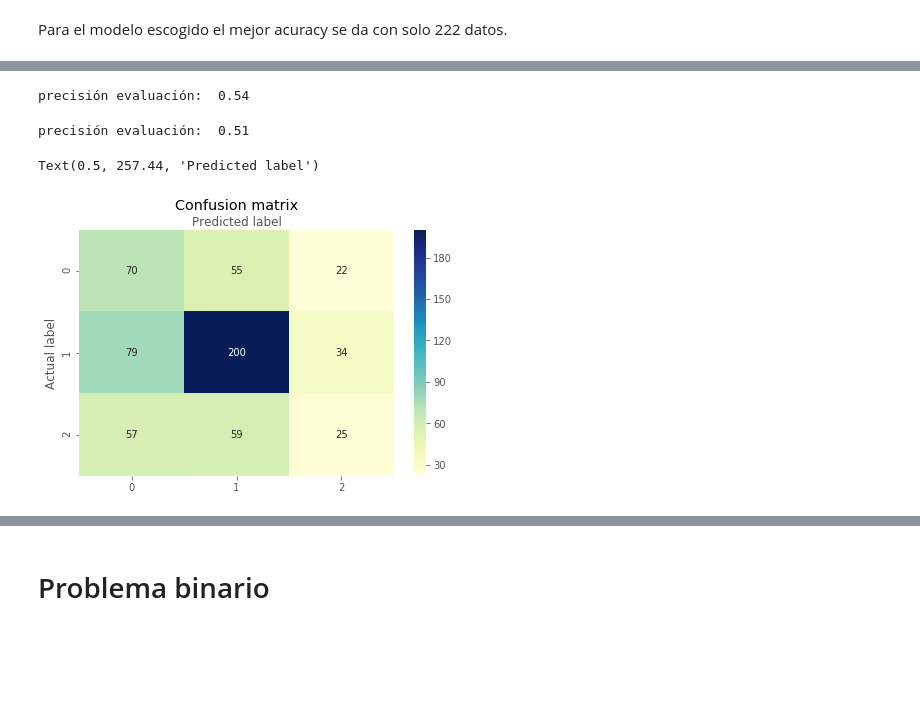
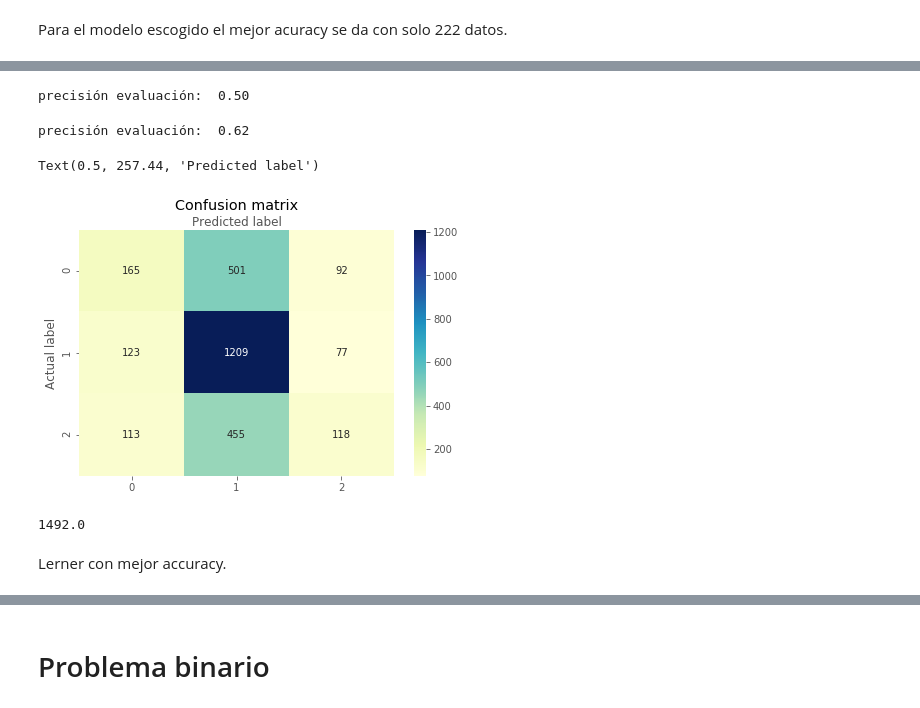
Before and after one commit to mcuscagua/Aprendizaje_Automatico, a Jupyter notebook: Trabajo_1/Liz/DesicionTree_Final.ipynb, the cells around one changed output, grey strips where cells are left out. Drawn from its saved outputs; the diff is of its cells as text; code cells hidden in the pictures; blank space fills up the shorter version.

```diff
--- a/Trabajo_1/Liz/DesicionTree_Final.ipynb
+++ b/Trabajo_1/Liz/DesicionTree_Final.ipynb
@@ -131,8 +129,8 @@ Prof=set_parameters[ind_bst][0]
 n=int(muestra[set_parameters[ind_bst][0]])
 n
 # %%
-accur=np.zeros(int((len(X)*0.6)/step))
-Conf_Mat= np.zeros((int((len(X)*0.6)/step),3,3))
+accur=np.zeros(int((len(X)*0.7)/step))
+Conf_Mat= np.zeros((int((len(X)*0.7)/step),3,3))
 R_rta=pd.DataFrame(accur,Conf_Mat)
 R_rta.all()
 accur
@@ -145,5 +139,7 @@ n=int(muestra[2])
+# %%
+n=int(muestra[set_parameters[ind_bst][0]])
 # %%
-N=range(n,round(len(X)*0.6),step) #round(len(X)) se multiplica por 0.6 que es el maximo de datos que puedo utilizar para
+N=range(n,round(len(X)*0.7),step) #round(len(X)) se multiplica por 0.6 que es el maximo de datos que puedo utilizar para
 #que el modelo aprenda N[198] X.shape[0]
 #N[198]/X.shape[0]*0.4/0.6+N[198]/X.shape[0]
 N
@@ -152,10 +148,10 @@ range(212, 2445, 10)
 # %%
 best_dtc = DecisionTreeClassifier(max_depth = set_parameters[ind_bst][0],min_samples_leaf= set_parameters[ind_bst][1], random_state=19)
 for i in range(len(N)):
-    Xb_tr, Xb_o, Yb_tr, Yb_o = train_test_split(X, Y,test_size=((N[i]/X.shape[0])*0.4/0.6),train_size=N[i]/X.shape[0],random_state=19)
-    Xb_va, Xb_ts, Yb_va, Yb_ts = train_test_split(Xb_o, Yb_o, test_size=0.5, train_size = 0.5, random_state=19)
+    Xb_tr, Xb_o, Yb_tr, Yb_o = train_test_split(X1_tr, Y1_tr,test_size=0.01,train_size=N[i]/X.shape[0],random_state=19)
+
     best_dtc.fit(Xb_tr, Yb_tr)
-    y_pred = dtc.predict(Xb_ts)
-    accur[i] = accuracy_score(Yb_ts,y_pred)
-    Conf_Mat[i,:,:] = confusion_matrix(Yb_ts,y_pred)
+    y_pred = best_dtc.predict(X1_ts)
+    accur[i] = accuracy_score(Y1_ts,y_pred)
+    Conf_Mat[i,:,:] = confusion_matrix(Y1_ts,y_pred)
 # %% [markdown]
@@ -198,26 +194,30 @@ precisión entranamiento:  0.52
 # %%
 # precisión del modelo en datos de evaluación.
-print("precisión evaluación: {0: .2f}".format(best_dtc.score( Xb_ts, Yb_ts)))
+print("precisión evaluación: {0: .2f}".format(best_dtc.score( X1_ts, Y1_ts)))
 # %% [output]
-precisión evaluación:  0.54
+precisión evaluación:  0.50
 # %%
 # precisión del modelo en datos de evaluación.
-print("precisión evaluación: {0: .2f}".format(best_dtc.score( Xb_va, Yb_va)))
+print("precisión evaluación: {0: .2f}".format(best_dtc.score( Xb_o, Yb_o)))
 # %% [output]
-precisión evaluación:  0.51
+precisión evaluación:  0.62
 # %%
 class_names=[-1,0,1] # name  of classes
 fig, ax = plt.subplots()
 tick_marks = np.arange(len(class_names))
 plt.xticks(tick_marks, class_names)
 plt.yticks(tick_marks, class_names)
 # create heatmap
-sns.heatmap(pd.DataFrame(Conf_Mat[159]), annot=True, cmap="YlGnBu" ,fmt='g')
+sns.heatmap(pd.DataFrame(Conf_Mat[n_bst[0]]), annot=True, cmap="YlGnBu" ,fmt='g')
 ax.xaxis.set_label_position("top")
 plt.tight_layout()
 plt.title('Confusion matrix', y=1.1)
 plt.ylabel('Actual label')
 plt.xlabel('Predicted label')
 # %% [output]
 Text(0.5, 257.44, 'Predicted label')
-[figure, old version]
+[figure, new version]
+# %%
+np.sum(Conf_Mat[n_bst[0]].diagonal())
+# %% [output]
+1492.0
@@ -223,0 +226,2 @@ Text(0.5, 257.44, 'Predicted label')
+# %% [markdown]
+Lerner con mejor accuracy.
```
Also changed, not shown: parts of 43 cells of this notebook, 3 other files.
